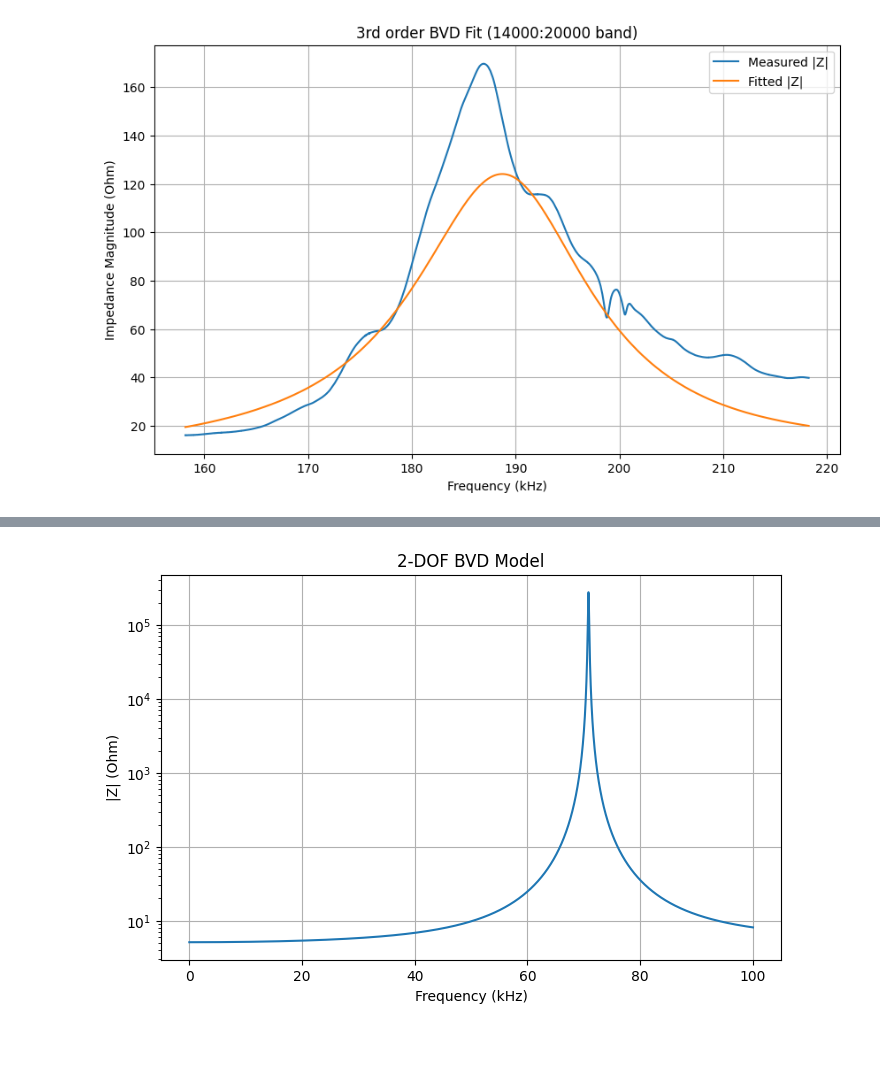
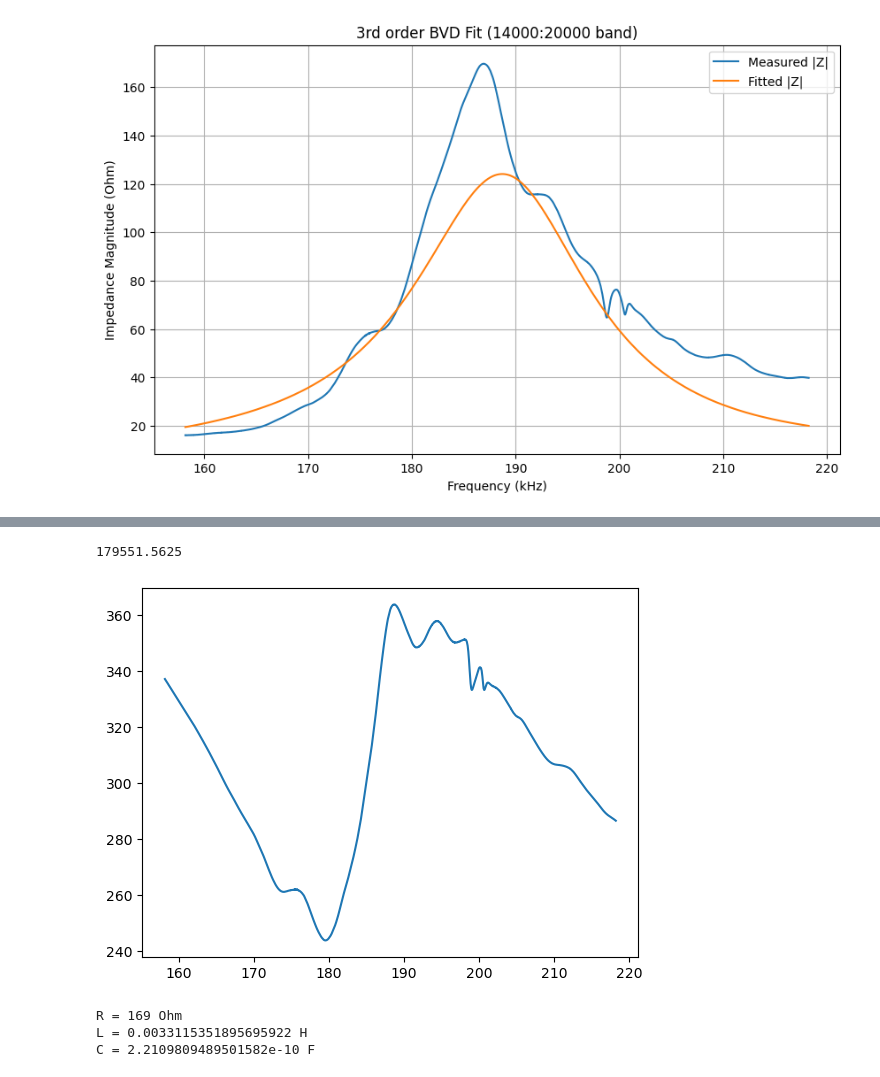
Before and after one commit to MKD-software/EMI-DMG-Analysis, a Jupyter notebook: Damage-analysis.ipynb, the cells around one changed output, grey strips where cells are left out. Cells and saved outputs as stored; diff of their text form; code cells hidden in the pictures; blank space fills up the shorter version.

```diff
--- a/Damage-analysis.ipynb
+++ b/Damage-analysis.ipynb
@@ -971,36 +935,40 @@ plt.show()
-# %%
-import numpy as np
-import matplotlib.pyplot as plt
-
-# Frequency axis
-f = np.linspace(1, 100e3, 50000)
-w = 2*np.pi*f
-
-# Static branch
-C0 = 30e-12   # 30 pF
-R0 = 0        # ignore loss for clarity
-
-# Motional branch 1
-Rm1, Lm1, Cm1 = 10, 10e-3, 1e-9   # resonance ~50 kHz
-
-# Motional branch 2
-Rm2, Lm2, Cm2 = 8, 5e-3, 0.5e-9   # resonance ~100 kHz
-
-# Define impedances
-Zc0 = 1/(1j*w*C0) + R0
-Zm1 = Rm1 + 1j*w*Lm1 + 1/(1j*w*Cm1)
-Zm2 = Rm2 + 1j*w*Lm2 + 1/(1j*w*Cm2)
-
-# Total admittance = sum of branch admittances
-Y_total = 1/Zc0 + 1/Zm1 + 1/Zm2
-Z_total = 1/Y_total
-
-plt.figure(figsize=(8,5))
-plt.semilogy(f/1e3, np.abs(Z_total))
-plt.title("2-DOF BVD Model")
-plt.xlabel("Frequency (kHz)")
-plt.ylabel("|Z| (Ohm)")
-plt.grid(True)
-plt.show()
-# %% [output]
-[figure, removed]
+# %%
+plt.plot(f_fit/1e3,np.abs(Z_meas_fit))
+
+AntiResonance = f_fit[np.argmin(np.abs(Z_meas_fit))]
+Resonance = f_fit[np.argmax(np.abs(Z_meas_fit))]
+
+Q
+
+print(AntiResonance)
+# %% [output]
+179551.5625
+[figure, added]
+# %%
+import numpy as np
+
+def bvd_from_specs(f0, Zpeak, Q):
+    """
+    f0: resonance frequency [Hz]
+    Zpeak: peak impedance [Ohms]
+    Q: quality factor
+    """
+    omega0 = 2 * np.pi * f0
+    R = Zpeak
+    L = R * Q / omega0
+    C = 1 / (omega0**2 * L)
+    return R, L, C
+
+# Example
+f0 = 186000        # 1 kHz
+Zpeak = 169       # Ohms
+Q = 22.9           # dimensionless
+
+R, L, C = bvd_from_specs(f0, Zpeak, Q)
+print("R =", R, "Ohm")
+print("L =", L, "H")
+print("C =", C, "F")
+# %% [output]
+R = 169 Ohm
+L = 0.0033115351895695922 H
+C = 2.2109809489501582e-10 F
```
Also changed, not shown: parts of 12 cells of this notebook.
